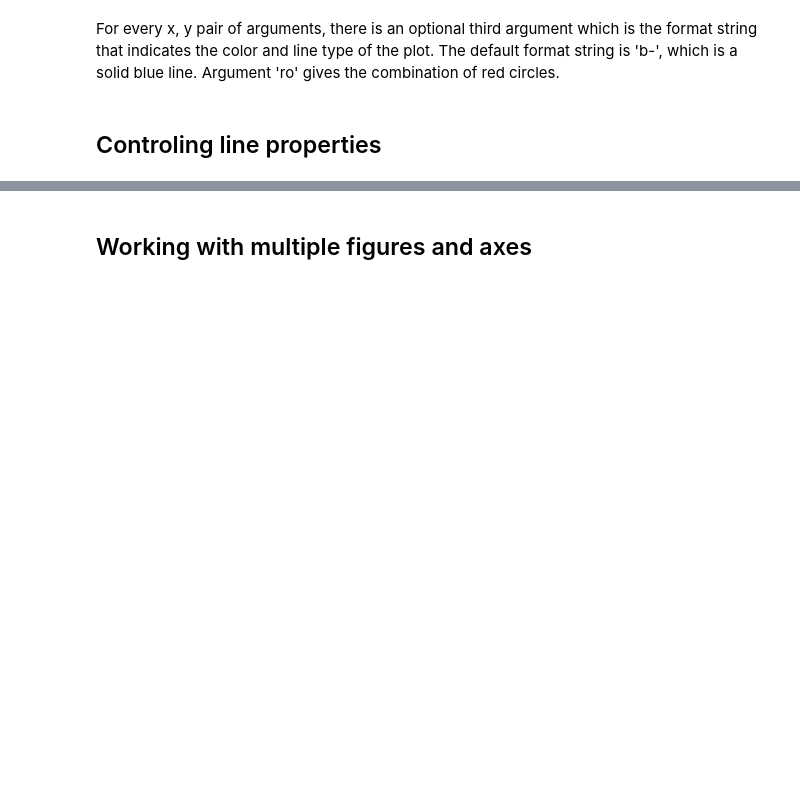
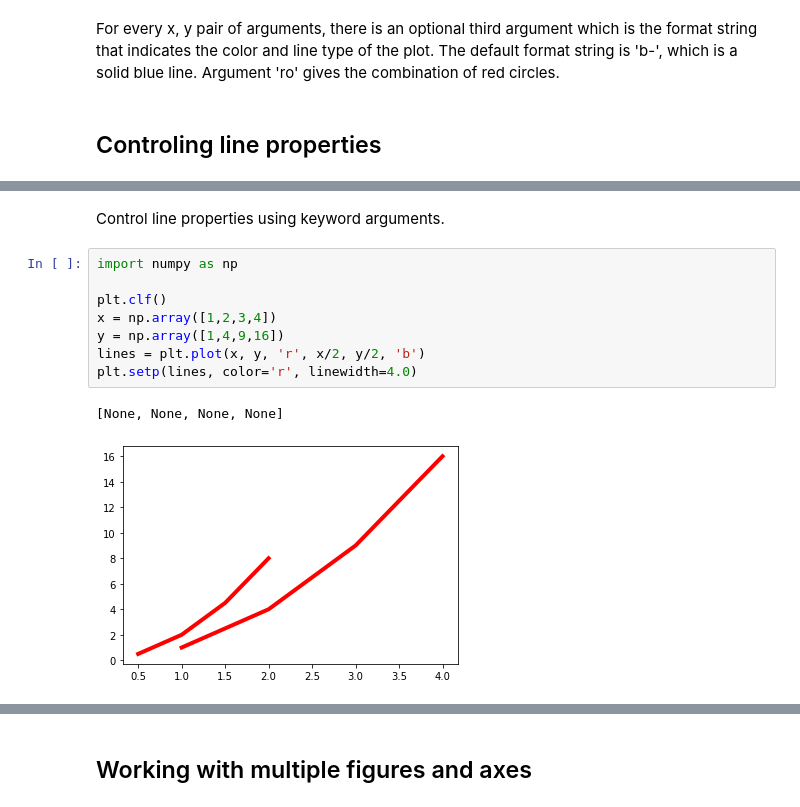
Before and after one commit to Anja585/SchoolProject-FundamentalsOfDataAnalysis, a Jupyter notebook: pyplot.ipynb, the cells around one changed output, grey strips where cells are left out. Drawn from its saved outputs; the diff is of its cells as text; blank space fills up the shorter version.

Commit message:
described controlling line properties

```diff
--- a/pyplot.ipynb
+++ b/pyplot.ipynb
@@ -48,0 +54,13 @@ For every x, y pair of arguments, there is an optional third argument which is t
+# %% [markdown]
+Control line properties using keyword arguments.
+# %%
+import numpy as np
+
+plt.clf()
+x = np.array([1,2,3,4])
+y = np.array([1,4,9,16])
+lines = plt.plot(x, y, 'r', x/2, y/2, 'b')
+plt.setp(lines, color='r', linewidth=4.0)
+# %% [output]
+[None, None, None, None]
+[figure, added]
```
Also changed, not shown: parts of 6 cells of this notebook, 1 other file.
